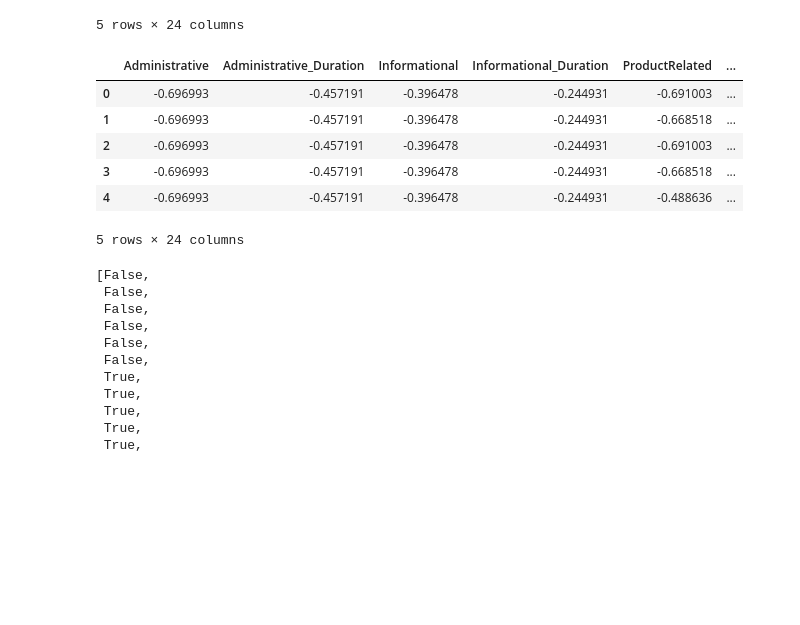
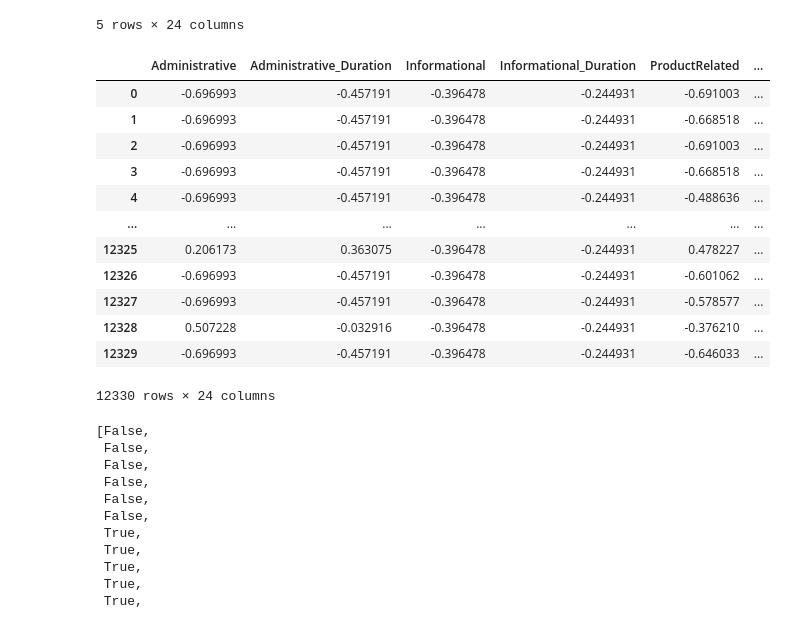
Before and after one commit to marceloaires7/EBAC-Exercicios, a Jupyter notebook: Exercício_Cientista_de_dados_Módulo30/Exercício 2/mod30_tarefa02.ipynb, the cells around one changed output. Drawn from its saved outputs; the diff is of its cells as text; code cells hidden in the pictures; blank space fills up the shorter version.

```diff
--- a/Exercício_Cientista_de_dados_Módulo30/Exercício 2/mod30_tarefa02.ipynb
+++ b/Exercício_Cientista_de_dados_Módulo30/Exercício 2/mod30_tarefa02.ipynb
@@ -171,14 +171,21 @@ df2.head()
 | 4 | 0 | 0.0 | 0 | 0.0 | 10 | ... |
 5 rows × 24 columns
 # %%
-df_pad = pd.DataFrame(StandardScaler().fit_transform(df2), columns=df2.columns)
-df_pad.head()
+df_pad = pd.DataFrame(StandardScaler().fit_transform(df2.select_dtypes('number')), columns=df2.select_dtypes('number').columns)
+df_pad[variaveis_cat] = df2[variaveis_cat]
+df_pad
 # %% [output]
 |  | Administrative | Administrative_Duration | Informational | Informational_Duration | ProductRelated | ... |
 | 0 | -0.696993 | -0.457191 | -0.396478 | -0.244931 | -0.691003 | ... |
 | 1 | -0.696993 | -0.457191 | -0.396478 | -0.244931 | -0.668518 | ... |
 | 2 | -0.696993 | -0.457191 | -0.396478 | -0.244931 | -0.691003 | ... |
 | 3 | -0.696993 | -0.457191 | -0.396478 | -0.244931 | -0.668518 | ... |
 | 4 | -0.696993 | -0.457191 | -0.396478 | -0.244931 | -0.488636 | ... |
+| ... | ... | ... | ... | ... | ... | ... |
+| 12325 | 0.206173 | 0.363075 | -0.396478 | -0.244931 | 0.478227 | ... |
+| 12326 | -0.696993 | -0.457191 | -0.396478 | -0.244931 | -0.601062 | ... |
+| 12327 | -0.696993 | -0.457191 | -0.396478 | -0.244931 | -0.578577 | ... |
+| 12328 | 0.507228 | -0.032916 | -0.396478 | -0.244931 | -0.376210 | ... |
+| 12329 | -0.696993 | -0.457191 | -0.396478 | -0.244931 | -0.646033 | ... |
-5 rows × 24 columns
+12330 rows × 24 columns
 # %%
```
Also changed, not shown: parts of 8 cells of this notebook.
